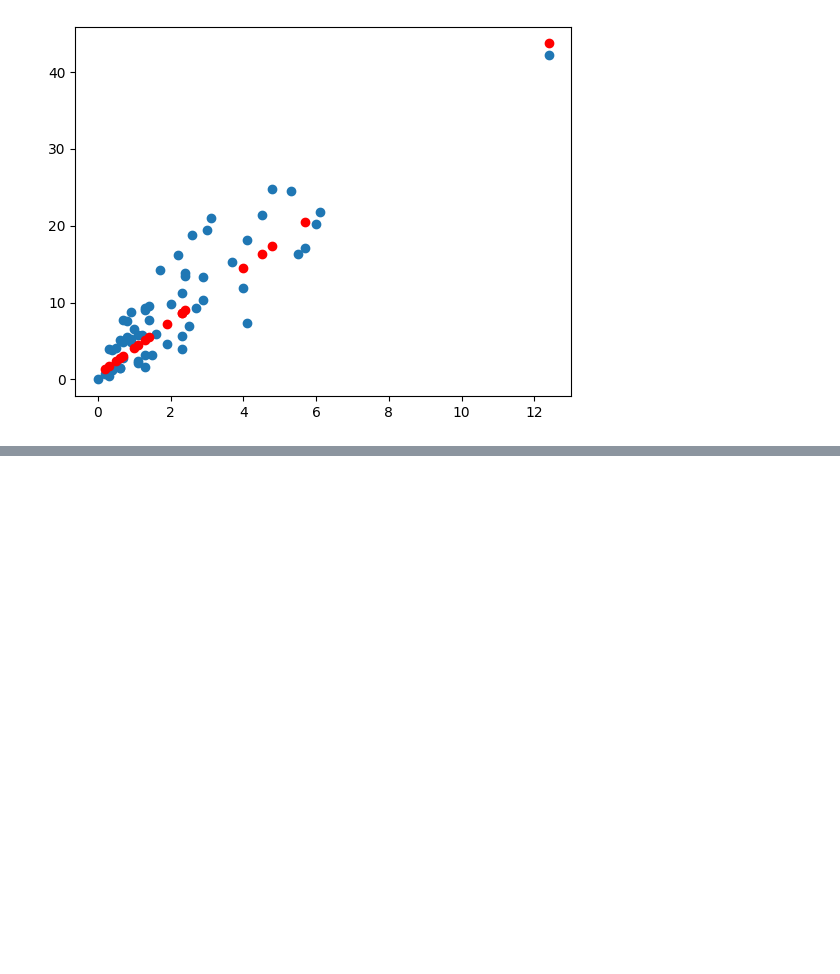
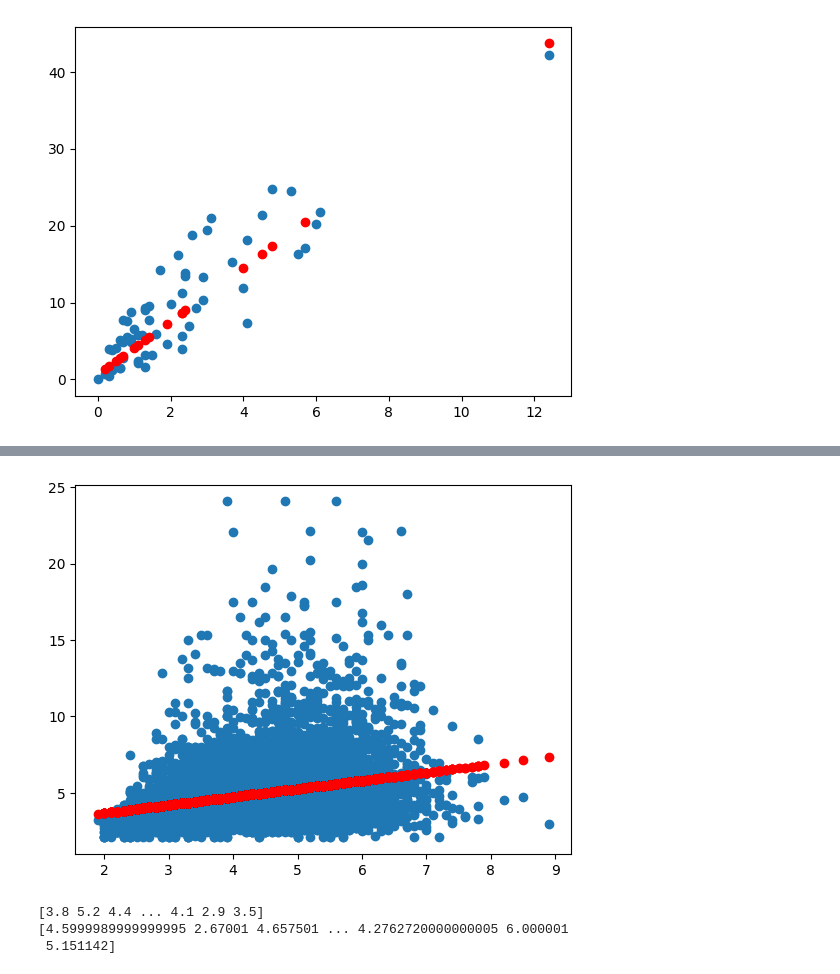
Before and after one commit to Bahrombekk/data, a Jupyter notebook: LINEAR_REGRESSION_TEST.ipynb, the cells around one changed output, grey strips where cells are left out. Saved outputs shown, nothing was run; the diff lists cells and outputs as text; code cells hidden in the pictures; blank space fills up the shorter version.

```diff
--- a/LINEAR_REGRESSION_TEST.ipynb
+++ b/LINEAR_REGRESSION_TEST.ipynb
@@ -312,0 +358,18 @@ plt.scatter(test_x3,y_hat,c="r")
+# %%
+n=len(x)
+l=0.01
+loss_data=[]
+epoch=5000
+w=10
+b=15
+for i in range(epoch):
+  y_hat=x*w+b
+  mse=np.mean(np.abs(y-y_hat)**2)
+  loss_data.append(mse)
+  Dw=(-2/n)*np.sum(x*(y-y_hat))
+  Db=(-2/n)*np.sum(y-y_hat)
+  w=w-Dw*l
+  b=b-Db*l
+plt.show()
+print(f"loss:{mse}")
+print(f"Dw:{w} Db:{b}")
@@ -312,0 +379,6 @@ plt.scatter(test_x3,y_hat,c="r")
+# %%
+plt.scatter(x,y)
+plt.scatter(x,y_hat,c="r")
+plt.show()
+# %% [output]
+[figure, added]
@@ -312,0 +387,7 @@ plt.scatter(test_x3,y_hat,c="r")
+# %%
+print(x_test4)
+print(y_test4)
+# %% [output]
+[3.8 5.2 4.4 ... 4.1 2.9 3.5]
+[4.5999989999999995 2.67001 4.657501 ... 4.2762720000000005 6.000001
+ 5.151142]
```
Also changed, not shown: parts of 17 cells of this notebook.
